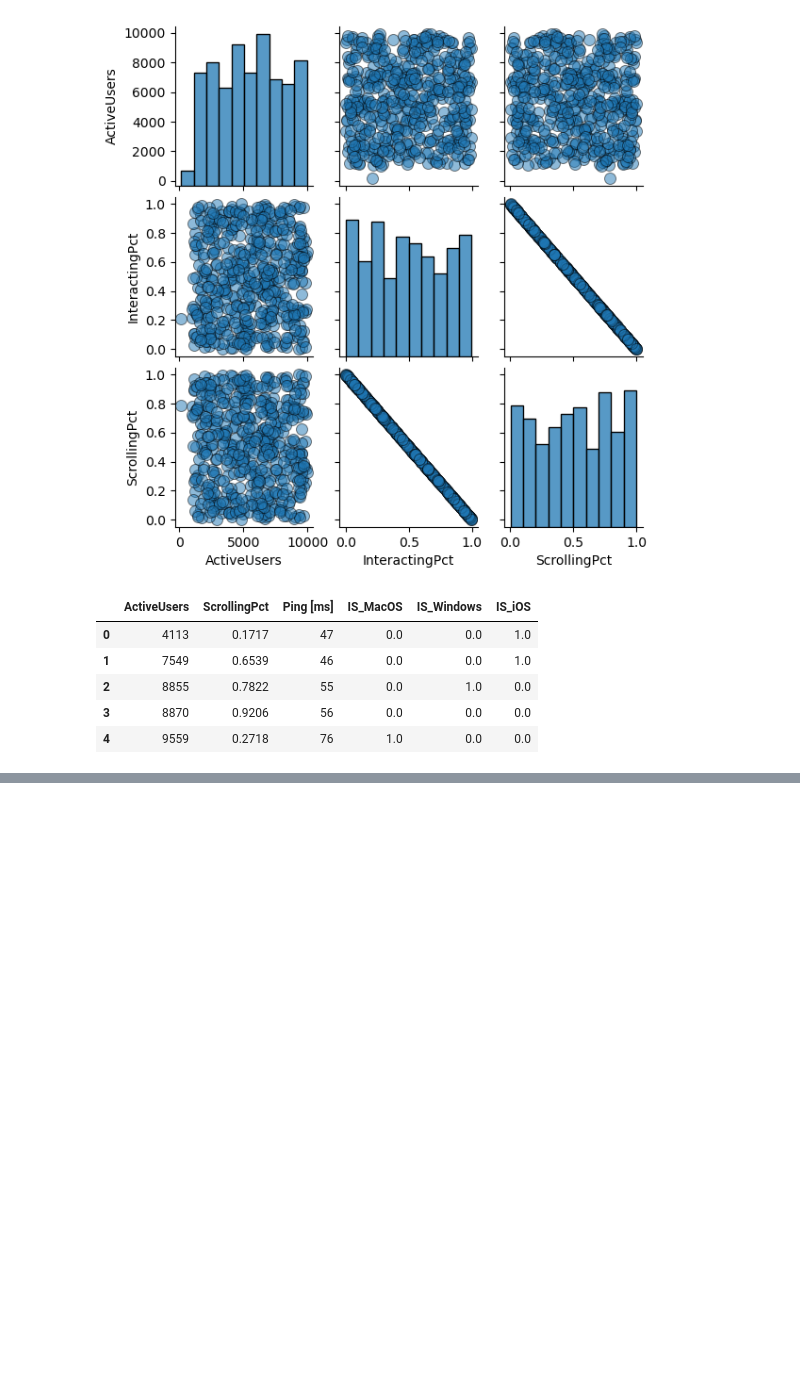
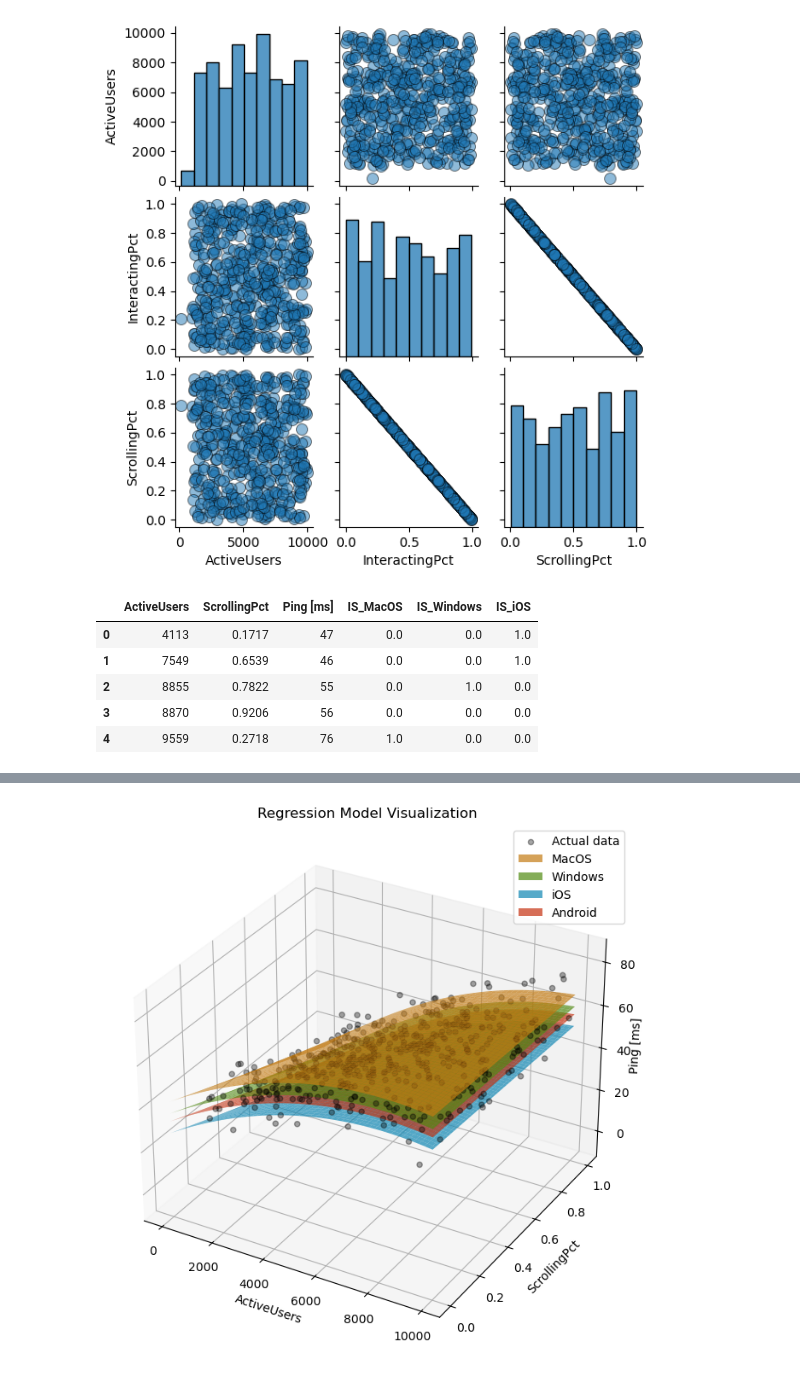
Before and after one commit to LukasFoltyn/msp-2, a Jupyter notebook: Foltyn_MSP_2-projekt.ipynb, the cells around one changed output, grey strips where cells are left out. Saved outputs shown, nothing was run; the diff lists cells and outputs as text; code cells hidden in the pictures; blank space fills up the shorter version.

```diff
--- a/Foltyn_MSP_2-projekt.ipynb
+++ b/Foltyn_MSP_2-projekt.ipynb
@@ -315,0 +387,6 @@ strong multicollinearity or other numerical problems.
+# %%
+X.drop([476, 255], inplace=True)
+y.drop([476, 255], inplace=True)
+
+model = sm.OLS(y, X).fit()
+print(model.summary())
@@ -315,0 +415,52 @@ strong multicollinearity or other numerical problems.
+# %%
+fig = plt.figure(figsize=(10, 8))
+ax = fig.add_subplot(projection='3d')
+
+# vykreslení naměřených hodnot
+ax.scatter(X['ActiveUsers'], X['ScrollingPct'], y, color='black', alpha=0.35 , label='Actual data')
+
+number_of_points = 100
+
+x_axis_points = np.linspace(0, X['ActiveUsers'].max(), number_of_points)
+y_axis_points = np.linspace(0, X['ScrollingPct'].max(), number_of_points)
+
+x_surf, y_surf = np.meshgrid(x_axis_points, y_axis_points)
+
+flattened_x = x_surf.flatten()
+flattened_y = y_surf.flatten()
+
+os_cases = (
+    ('MacOS', [1, 0, 0], "#C47B12"),
+    ('Windows', [0, 1, 0], "#508A11"),
+    ('iOS', [0, 0, 1] , "#0F86B3"),
+    ('Android', [0, 0, 0] , "#C53110")
+)
+
+base_predict_df = pd.DataFrame({
+    'ActiveUsers': flattened_x,
+    'ActiveUsers_squared': flattened_x ** 2,
+    'ScrollingPct': flattened_y,
+    'ActiveUsers_ScrollingPct': flattened_y * flattened_x
+})
+
+for os_name, os_values, os_color in os_cases:
+  predict_df = sm.add_constant(base_predict_df.copy())
+
+  predict_df['IS_MacOS'], predict_df['IS_Windows'], predict_df['IS_iOS'] = os_values
+
+  fittedY = model.predict(predict_df)
+
+  fittedY = np.array(fittedY).reshape(x_surf.shape)
+
+  ax.plot_surface(x_surf, y_surf, fittedY, alpha=0.7, label=os_name, facecolor=os_color)
+
+  fittedY = model.predict(predict_df)
+
+ax.set_xlabel('ActiveUsers')
+ax.set_ylabel('ScrollingPct')
+ax.set_zlabel('Ping [ms]', labelpad=-3)
+plt.title('Regression Model Visualization')
+plt.legend()
+plt.show()
+# %% [output]
+[figure, added]
```
Also changed, not shown: parts of 7 cells of this notebook.
